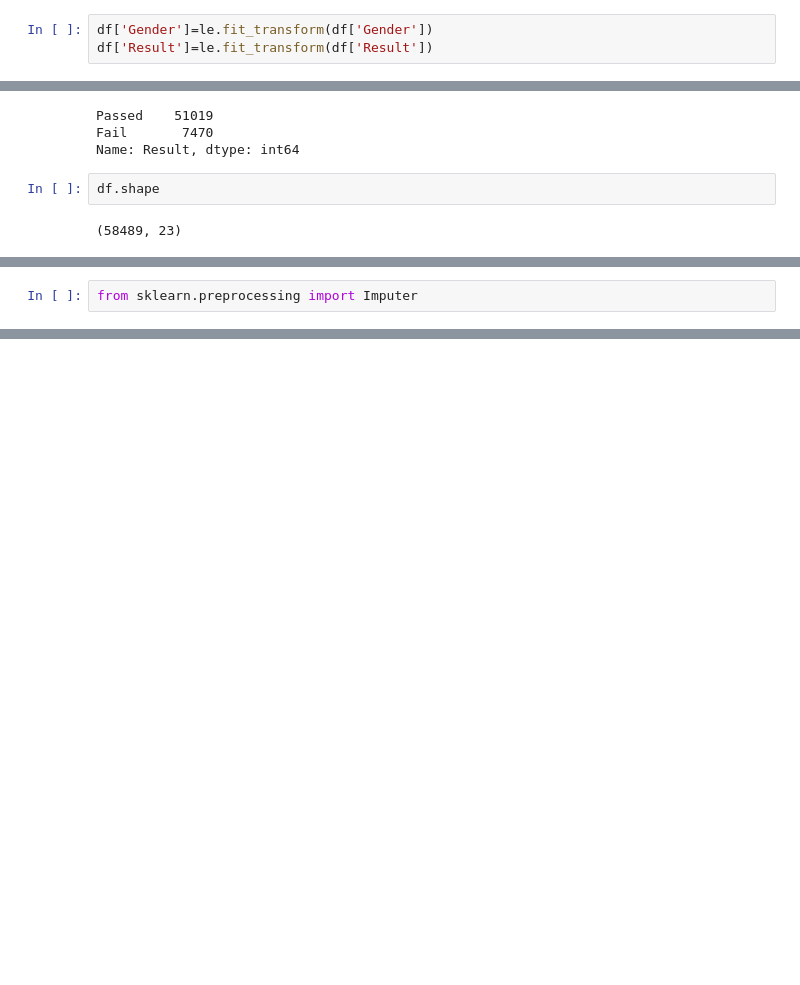
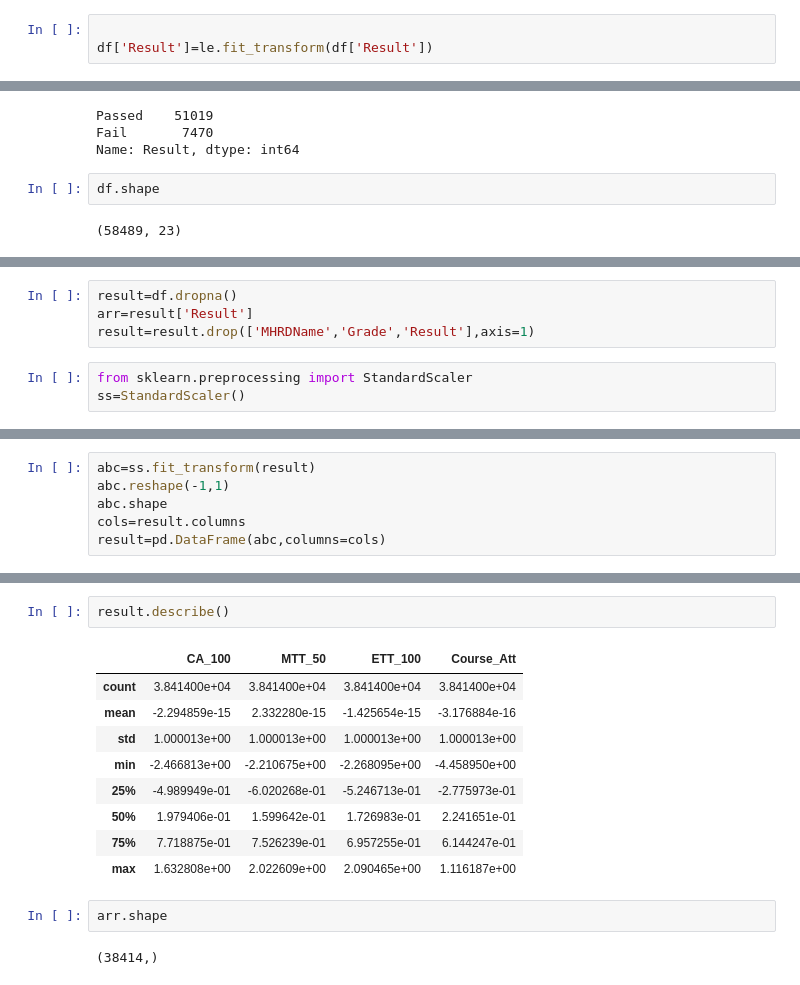
Before and after one commit to shivachandrakante/Classifying-weather-Student-will-Pass-the-Exam-or-Not, a Jupyter notebook: Project Sem 2.ipynb, the cells around one changed output, grey strips where cells are left out. Cells and saved outputs as stored; diff of their text form; blank space fills up the shorter version.

```diff
--- a/Project Sem 2.ipynb
+++ b/Project Sem 2.ipynb
@@ -356,7 +346,7 @@ import seaborn as sns
 from sklearn.preprocessing import LabelEncoder
 le=LabelEncoder()
 # %%
-df['Gender']=le.fit_transform(df['Gender'])
+
 df['Result']=le.fit_transform(df['Result'])
 # %%
 print(df.shape[0])
@@ -436,2 +446,7 @@ df.shape
+# %%
+result=df.dropna()
+arr=result['Result']
+result=result.drop(['MHRDName','Grade','Result'],axis=1)
 # %%
-from sklearn.preprocessing import Imputer
+from sklearn.preprocessing import StandardScaler
+ss=StandardScaler()
@@ -439,0 +453,6 @@ im=Imputer(strategy=)
+# %%
+abc=ss.fit_transform(result)
+abc.reshape(-1,1)
+abc.shape
+cols=result.columns
+result=pd.DataFrame(abc,columns=cols)
@@ -439,0 +468,16 @@ im=Imputer(strategy=)
+# %%
+result.describe()
+# %% [output]
+|  | CA_100 | MTT_50 | ETT_100 | Course_Att |
+| count | 3.841400e+04 | 3.841400e+04 | 3.841400e+04 | 3.841400e+04 |
+| mean | -2.294859e-15 | 2.332280e-15 | -1.425654e-15 | -3.176884e-16 |
+| std | 1.000013e+00 | 1.000013e+00 | 1.000013e+00 | 1.000013e+00 |
+| min | -2.466813e+00 | -2.210675e+00 | -2.268095e+00 | -4.458950e+00 |
+| 25% | -4.989949e-01 | -6.020268e-01 | -5.246713e-01 | -2.775973e-01 |
+| 50% | 1.979406e-01 | 1.599642e-01 | 1.726983e-01 | 2.241651e-01 |
+| 75% | 7.718875e-01 | 7.526239e-01 | 6.957255e-01 | 6.144247e-01 |
+| max | 1.632808e+00 | 2.022609e+00 | 2.090465e+00 | 1.116187e+00 |
+# %%
+arr.shape
+# %% [output]
+(38414,)
```
Also changed, not shown: parts of 9 cells of this notebook.
